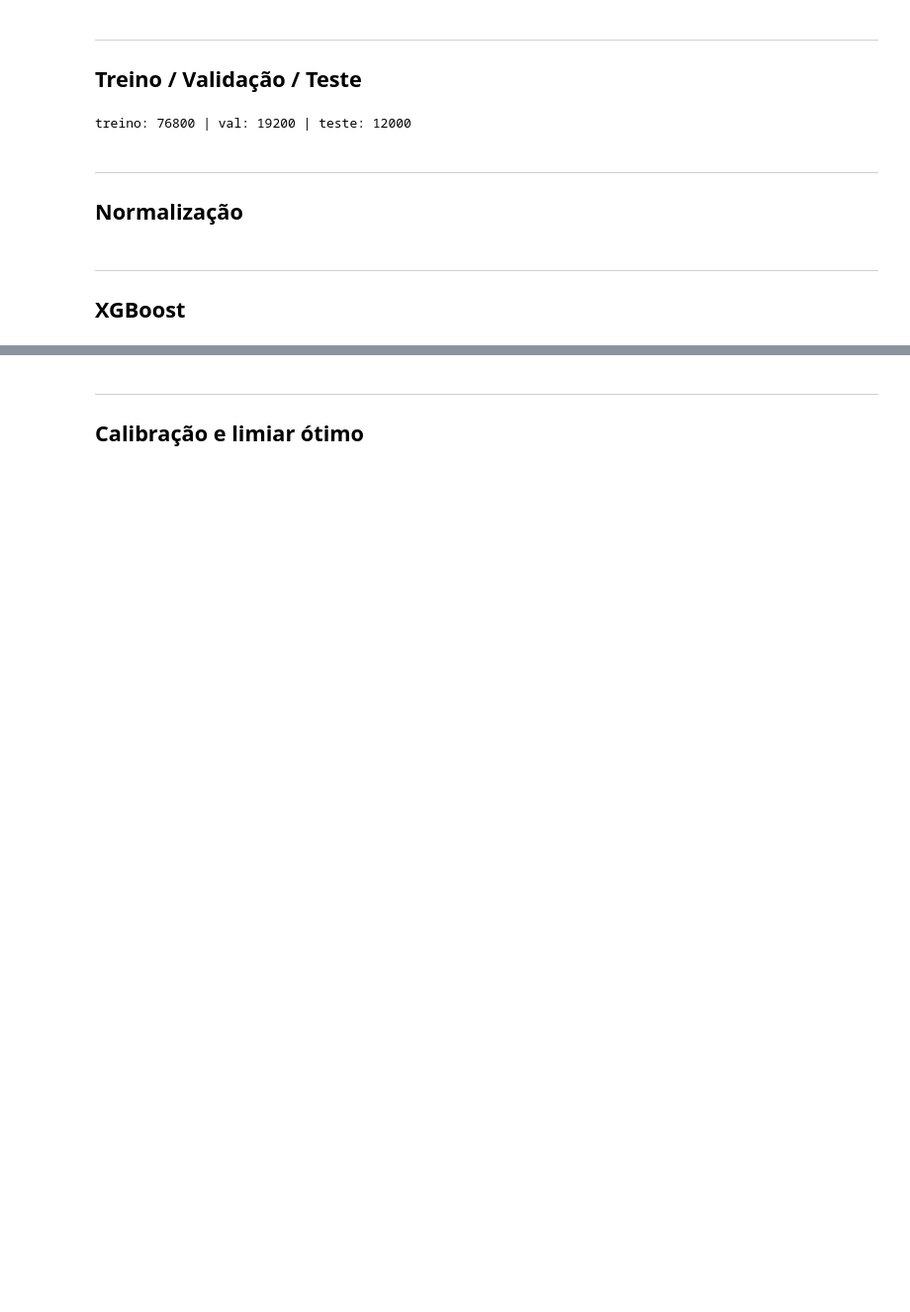
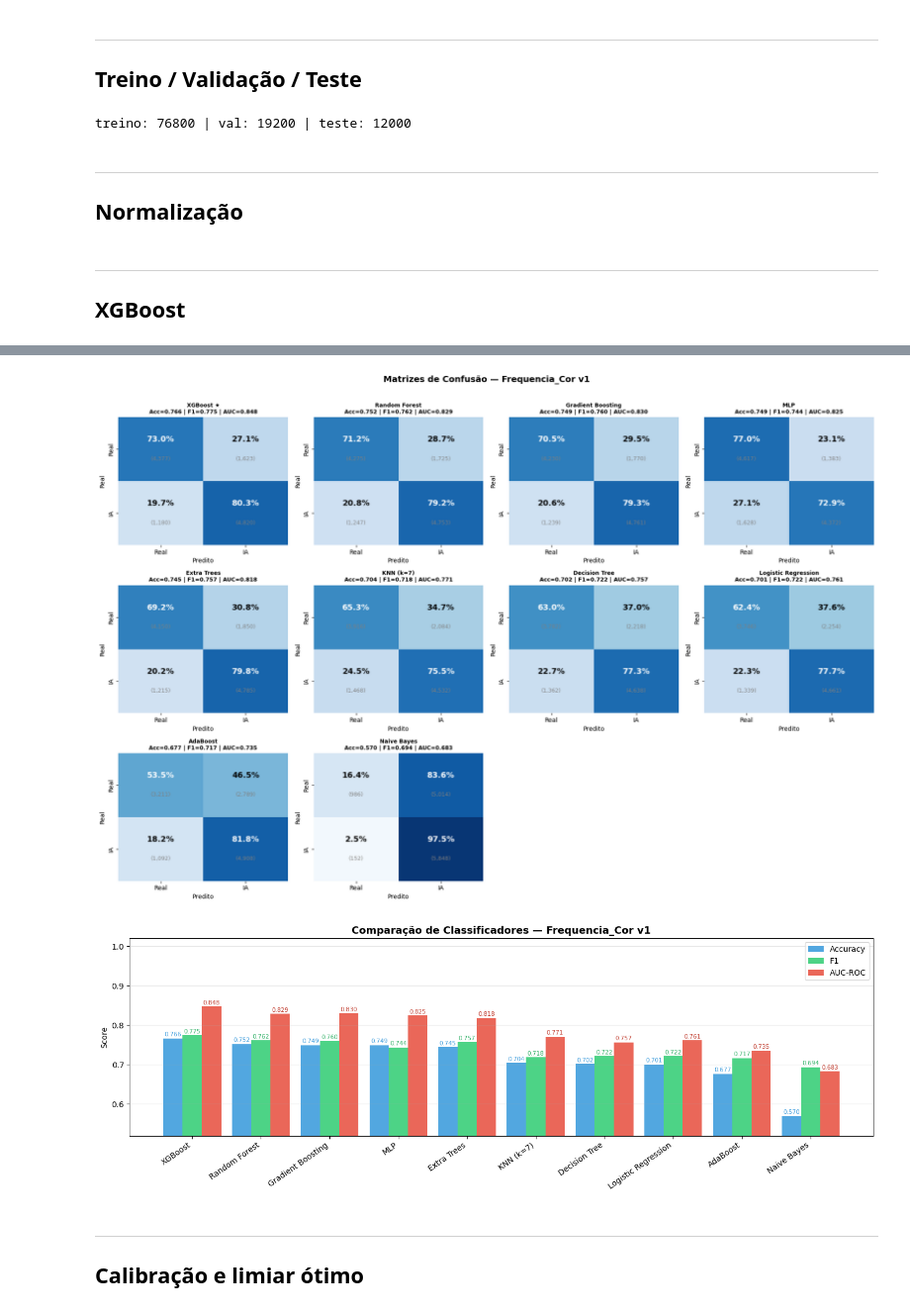
Before and after one commit to MLT22/Xiz9, a Jupyter notebook: modelos_treinamento/frequencia_cor/frequencia_cor_v1_treino.ipynb, the cells around one changed output, grey strips where cells are left out. Shown at 99% size. Drawn from its saved outputs; the diff is of its cells as text; code cells hidden in the pictures; blank space fills up the shorter version.

```diff
--- a/modelos_treinamento/frequencia_cor/frequencia_cor_v1_treino.ipynb
+++ b/modelos_treinamento/frequencia_cor/frequencia_cor_v1_treino.ipynb
@@ -334,3 +447,65 @@ val  AUC-ROC : 0.8834
+# %%
+# matrizes de confusão — todos os classificadores
+n_clf = len(resultados)
+cols  = 4
+rows  = (n_clf + cols - 1) // cols
+
+fig, axes = plt.subplots(rows, cols, figsize=(cols * 4.5, rows * 4))
+axes_flat = axes.flatten()
+
+for idx, r in enumerate(resultados):
+    ax     = axes_flat[idx]
+    cm     = confusion_matrix(y_test, r['y_pred'])
+    cm_pct = cm.astype(float) / cm.sum(axis=1, keepdims=True) * 100
+    sns.heatmap(cm_pct, annot=False, cmap='Blues', ax=ax,
+                xticklabels=['Real', 'IA'], yticklabels=['Real', 'IA'],
+                vmin=0, vmax=100, cbar=False)
+    for i in range(2):
+        for j in range(2):
+            cor = 'white' if cm_pct[i, j] > 50 else 'black'
+            ax.text(j+0.5, i+0.35, f'{cm_pct[i,j]:.1f}%',
+                    ha='center', va='center', fontsize=13, fontweight='bold', color=cor)
+            ax.text(j+0.5, i+0.65, f'({cm[i,j]:,})',
+                    ha='center', va='center', fontsize=9, color='gray')
+    star = ' ★' if r['nome'] == best_clf_nome else ''
+    ax.set_title(f"{r['nome']}{star}\nAcc={r['accuracy']:.3f} | F1={r['f1']:.3f} | AUC={r['auc']:.3f}",
+                 fontsize=9, fontweight='bold')
+    ax.set_ylabel('Real'); ax.set_xlabel('Predito')
+
+for idx in range(n_clf, len(axes_flat)):
+    axes_flat[idx].set_visible(False)
+
+plt.suptitle('Matrizes de Confusão — Frequencia_Cor v1', fontsize=14, fontweight='bold', y=1.01)
+plt.tight_layout()
+plt.savefig(CACHE_DIR / 'comparacao_matrizes_confusao.png', dpi=120, bbox_inches='tight')
+plt.show()
+
+# ranking
+nomes = [r['nome'] for r in resultados]
+accs  = [r['accuracy'] for r in resultados]
+f1s   = [r['f1']       for r in resultados]
+aucs  = [r['auc']      for r in resultados]
+
+x = np.arange(len(nomes)); w = 0.28
+fig, ax = plt.subplots(figsize=(14, 5))
+b1 = ax.bar(x - w, accs, w, label='Accuracy', color='#3498db', alpha=0.85)
+b2 = ax.bar(x,     f1s,  w, label='F1',       color='#2ecc71', alpha=0.85)
+b3 = ax.bar(x + w, aucs, w, label='AUC-ROC',  color='#e74c3c', alpha=0.85)
+for bars, cor in [(b1,'#3498db'),(b2,'#27ae60'),(b3,'#c0392b')]:
+    for b in bars:
+        ax.text(b.get_x()+b.get_width()/2, b.get_height()+0.002,
+                f'{b.get_height():.3f}', ha='center', va='bottom', fontsize=7.5, color=cor)
+ax.set_xticks(x); ax.set_xticklabels(nomes, rotation=35, ha='right', fontsize=10)
+ax.set_ylim(min(min(accs),min(f1s),min(aucs))-0.05, 1.02)
+ax.set_ylabel('Score')
+ax.set_title('Comparação de Classificadores — Frequencia_Cor v1', fontsize=13, fontweight='bold')
+ax.legend(fontsize=10); ax.grid(axis='y', alpha=0.3)
+plt.tight_layout()
+plt.savefig(CACHE_DIR / 'comparacao_ranking.png', dpi=120, bbox_inches='tight')
+plt.show()
+# %% [output]
+[figure, added]
+[figure, added]
 # %% [markdown]
 ---
 ## Calibração e limiar ótimo
```
Also changed, not shown: parts of 14 cells of this notebook, 6 other files.
